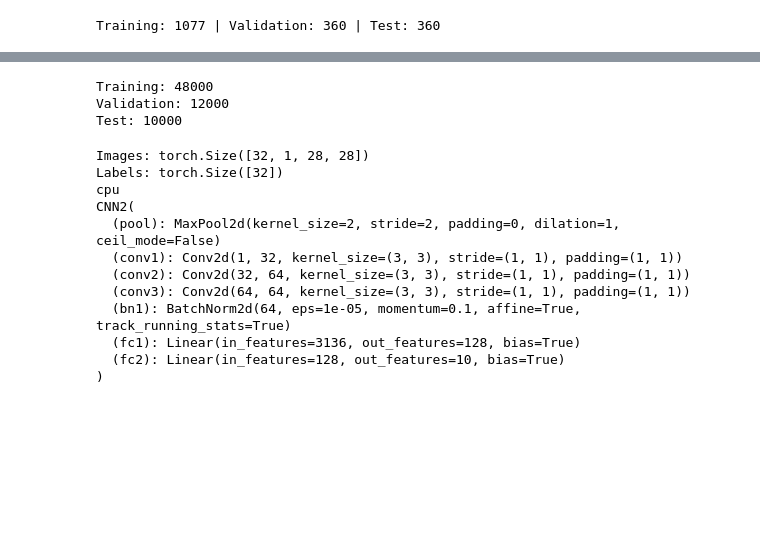
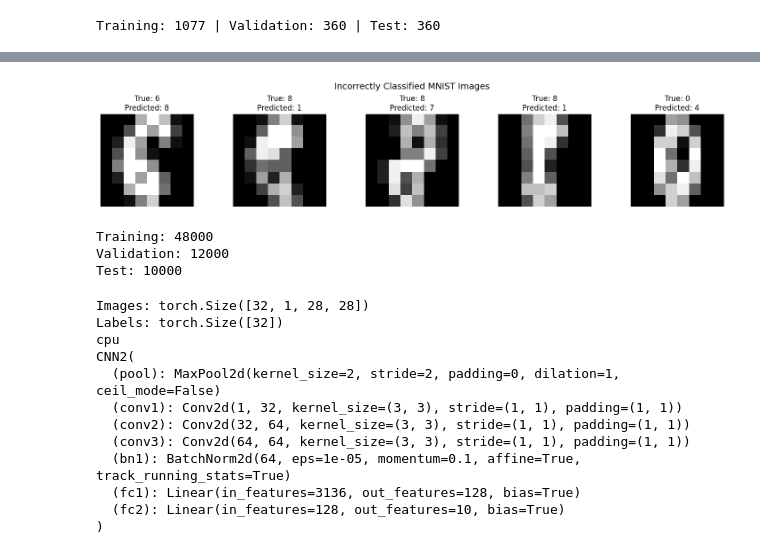
Before and after one commit to tom-fritzdorf/Statistical-Machine-Learning, a Jupyter notebook: Question3.ipynb, the cells around one changed output, grey strips where cells are left out. Saved outputs shown, nothing was run; the diff lists cells and outputs as text; code cells hidden in the pictures; blank space fills up the shorter version.

```diff
--- a/Question3.ipynb
+++ b/Question3.ipynb
@@ -72,6 +72,7 @@ print(f"Training: {len(train_dataset)} | Validation: {len(val_dataset)} | Test:
 # %% [output]
 Training: 1077 | Validation: 360 | Test: 360
 # %%
+
 #defining the layers and forward pass
 in_channels = 1
 out_channels = 10
@@ -81,11 +82,12 @@ class CNN(nn.Module):
         super(CNN, self).__init__()
 
         self.conv1 = nn.Conv2d(in_channels=in_channels, out_channels=32, kernel_size=3, padding=1)
-        self.pool = nn.MaxPool2d(kernel_size=2, stride=1)
+        self.pool = nn.MaxPool2d(kernel_size=2, stride=2)
 
-        self.conv2 = nn.Conv2d(in_channels=32, out_channels=16, kernel_size=3, padding=1)
+        self.conv2 = nn.Conv2d(in_channels=32, out_channels=64, kernel_size=3, padding=1)
+        self.conv3 = nn.Conv2d(in_channels=32, out_channels=16, kernel_size=3, padding=1)
 
-        self.fc1 = nn.Linear(16 * 6 * 6, out_channels)
+        self.fc1 = nn.Linear(64 * 2 * 2, out_channels)
 
     def forward(self, x):
         x = F.relu(self.conv1(x))
@@ -93,6 +95,9 @@ class CNN(nn.Module):
 
         x = F.relu(self.conv2(x))
         x = self.pool(x)
+
+        #x = F.relu(self.conv3(x))
+
 
         x = x.reshape(x.shape[0], -1)
         x = self.fc1(x)
@@ -163,8 +208,9 @@ correct = 0
 total = 0
 total_loss = 0.0
 
+
 with torch.no_grad():
-    for data, targets in val_loader:
+    for data, targets in test_loader:
         data = data.to(device)
         targets = targets.to(device)
 
@@ -180,6 +226,6 @@ with torch.no_grad():
 accuracy = 100 * correct / total
 average_loss = total_loss / total
 
-print(f"Validation accuracy: {accuracy:.3f}%")
-print(f"Validation loss:     {average_loss:.7f}")
+print(f"Test accuracy: {accuracy:.3f}%")
+print(f"Test loss:     {average_loss:.7f}")
 # %% [output]
@@ -188,3 +234,44 @@ Validation loss:     0.0358263
+# %%
+model.eval()
+
+wrong_images = []
+wrong_predictions = []
+wrong_labels = []
+
+with torch.no_grad():
+    for data, targets in test_loader:
+        data = data.to(device)
+        targets = targets.to(device)
+
+        scores = model(data)
+        predictions = scores.argmax(dim=1)
+
+        wrong = predictions != targets
+
+        wrong_images.extend(data[wrong].cpu())
+        wrong_predictions.extend(predictions[wrong].cpu().tolist())
+        wrong_labels.extend(targets[wrong].cpu().tolist())
+
+        if len(wrong_images) >= 5:
+            break
+
+# Plot 5 incorrectly classified images
+n = min(5, len(wrong_images))
+
+fig, axes = plt.subplots(1, n, figsize=(15, 3))
+
+for i, ax in enumerate(np.atleast_1d(axes)):
+    ax.imshow(wrong_images[i].squeeze(), cmap="gray")
+    ax.set_title(
+        f"True: {wrong_labels[i]}\nPredicted: {wrong_predictions[i]}"
+    )
+    ax.axis("off")
+
+plt.suptitle("Incorrectly Classified MNIST Images", fontsize=14)
+plt.tight_layout()
+plt.show()
+# %% [output]
+[figure, added]
 # %%
 from torchvision import datasets, transforms
 import numpy as np
```
Also changed, not shown: parts of 10 cells of this notebook, 6 other files.
